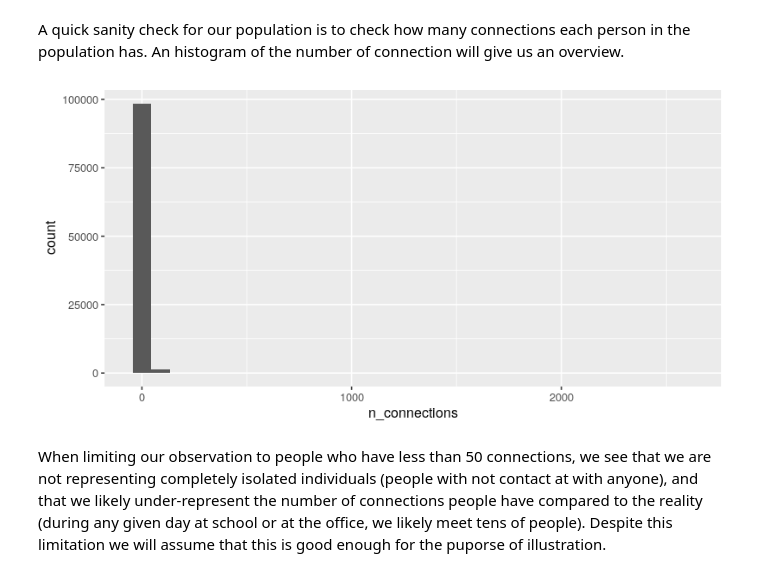
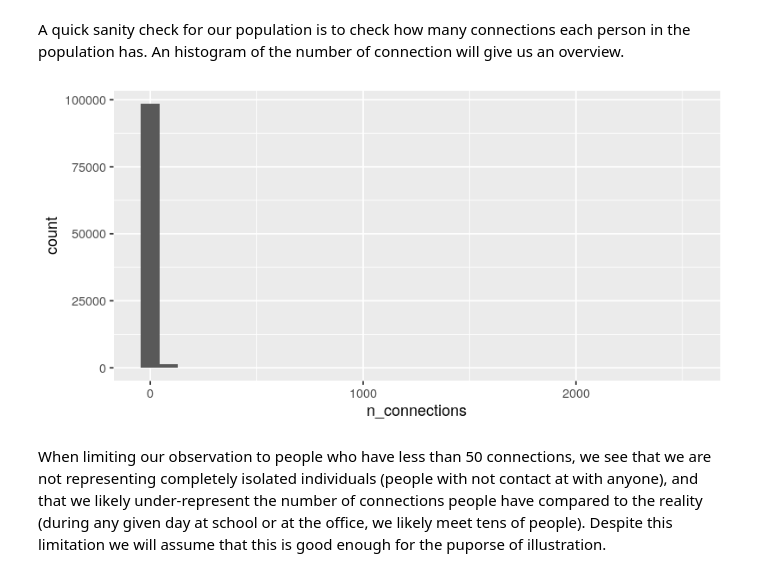
Before and after one commit to lgautier/rhinoceros, a Jupyter notebook: flat curver.ipynb, the cells around one changed output. Drawn from its saved outputs; the diff is of its cells as text; code cells hidden in the pictures.

```diff
--- a/flat curver.ipynb
+++ b/flat curver.ipynb
@@ -79,3 +117,6 @@ city = Population(n_pop, m, p)
+# %%
+n_pop = 100000
+city = Population(n_pop)
 # %% [markdown]
 A quick sanity check for our population is to check how many connections each
 person in the population has. An histogram of the number of connection will
@@ -83,14 +124,14 @@ give us an overview.
 # %%
 p = (gp.ggplot(
         ro.vectors.DataFrame(
             {'n_connections': ro.IntVector([n for x, n in iter(city.network.degree)])}
         )) +
      gp.geom_histogram(gp.aes_string(x = 'n_connections'), bins=30) +
-     gp.theme_grey(base_size=16)
+     gp.theme_grey(base_size=18)
 )
 image_png(p)
 # %% [output]
-[figure, old version]
+[figure, new version]
 # %% [markdown]
 When limiting our observation to people who have less than 50 connections, we see that we are
 not representing completely isolated individuals (people with not contact at with anyone),
```
Also changed, not shown: parts of 28 cells of this notebook, 1 other file.
